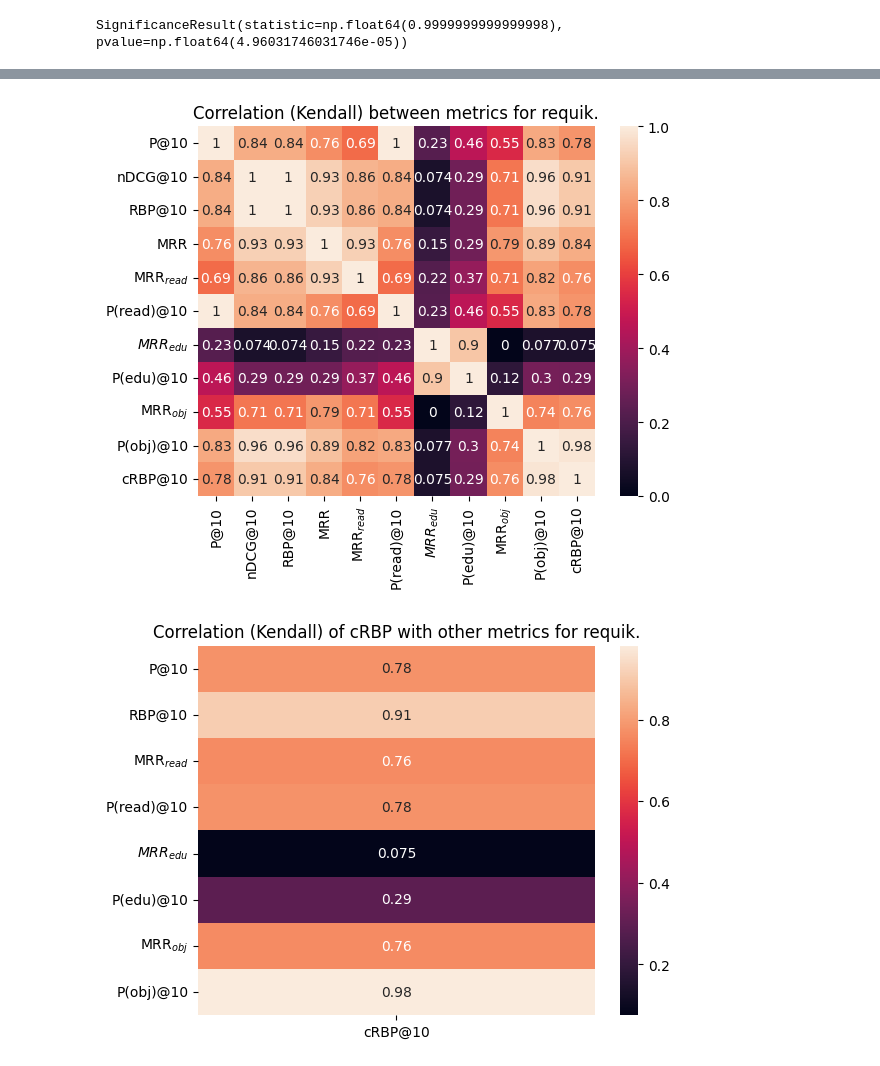
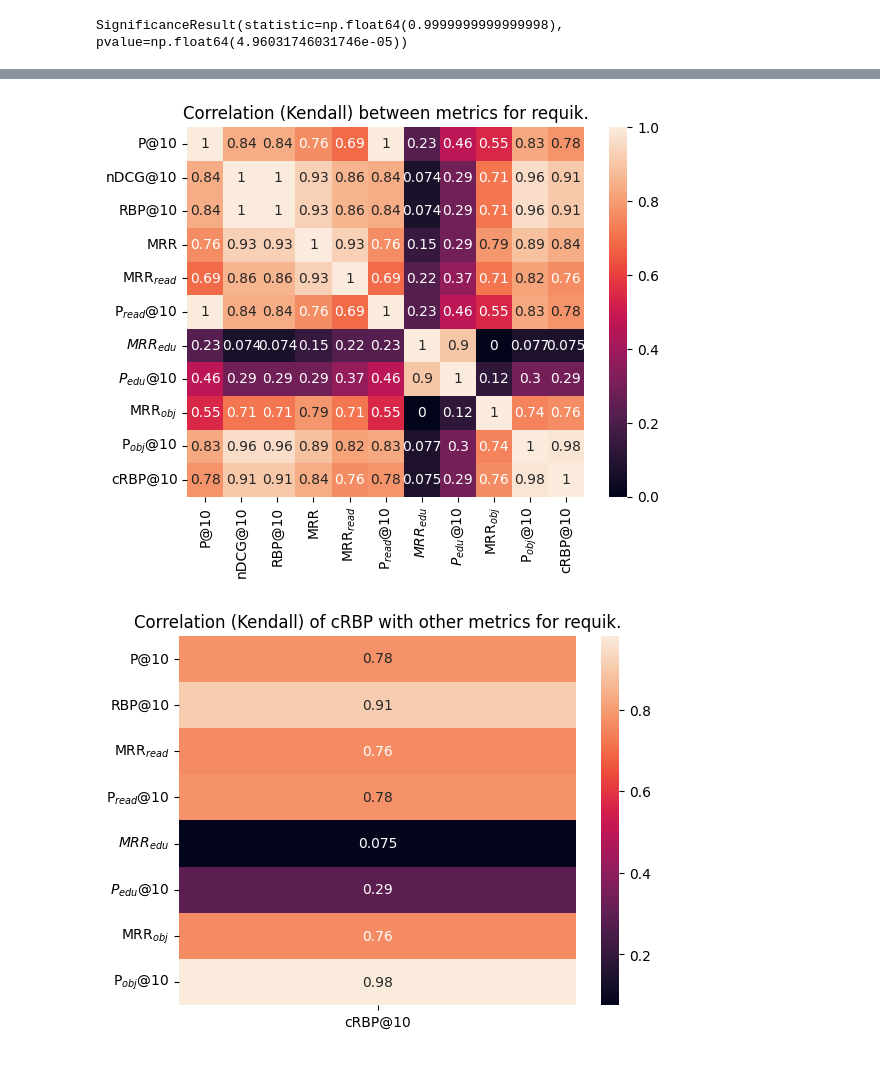
Before and after one commit to SOLandChildren/ChildCenteredEvaluation, a Jupyter notebook: code/evaluation.ipynb, the cells around one changed output, grey strips where cells are left out. Drawn from its saved outputs; the diff is of its cells as text; code cells hidden in the pictures.

```diff
--- a/code/evaluation.ipynb
+++ b/code/evaluation.ipynb
@@ -1023,22 +1023,22 @@ plt.show()
 # %%
 import seaborn as sns
 import pandas as pd
 import matplotlib.pyplot as plt
 %matplotlib inline
 
 # load the Auto dataset
 requik_results = pd.read_csv("results/requik/eval_consolidated.csv")
-requik_results = requik_results.rename({"RR@10": "MRR", "RR(read)@10": "MRR$_{read}$", "RR(edu)@10": "$MRR_{edu}$", "RR(obj)@10":"MRR$_{obj}$"}, axis=1)
+requik_results = requik_results.rename({"RR@10": "MRR", "RR(read)@10": "MRR$_{read}$", "RR(edu)@10": "$MRR_{edu}$", "RR(obj)@10":"MRR$_{obj}$", "P(read)@10": "P$_{read}$@10", "P(edu)@10": "$P_{edu}$@10", "P(obj)@10":"P$_{obj}$@10"}, axis=1)
 
 # calculate the correlation matrix on the numeric columns
 requik_corr = requik_results.select_dtypes('number').corr(method="kendall")
 
 # plot the heatmap
 f = sns.heatmap(requik_corr, annot=True)
 plt.title("Correlation (Kendall) between metrics for requik.")
 plt.show()
 # %% [output]
-[figure, old version]
+[figure, new version]
 # %%
 import seaborn as sns
 import pandas as pd
@@ -1047,7 +1047,7 @@ import matplotlib.pyplot as plt
 
 # load the Auto dataset
 requik_results = pd.read_csv("results/requik/eval_consolidated.csv")
-requik_results = requik_results.rename({"RR@10": "MRR", "RR(read)@10": "MRR$_{read}$", "RR(edu)@10": "$MRR_{edu}$", "RR(obj)@10":"MRR$_{obj}$"}, axis=1)
+requik_results = requik_results.rename({"RR@10": "MRR", "RR(read)@10": "MRR$_{read}$", "RR(edu)@10": "$MRR_{edu}$", "RR(obj)@10":"MRR$_{obj}$", "P(read)@10": "P$_{read}$@10", "P(edu)@10": "$P_{edu}$@10", "P(obj)@10":"P$_{obj}$@10"}, axis=1)
 
 # calculate the correlation matrix on the numeric columns
 requik_corr = requik_results.select_dtypes('number').corr(method="kendall")
@@ -1057,5 +1057,5 @@ f = sns.heatmap(requik_corr[["cRBP@10"]].drop(["nDCG@10", "MRR", "cRBP@10"], axi
 plt.title("Correlation (Kendall) of cRBP with other metrics for requik.")
 plt.show()
 # %% [output]
-[figure, old version]
+[figure, new version]
 # %%
```
Also changed, not shown: parts of 3 cells of this notebook, 1 other file.
